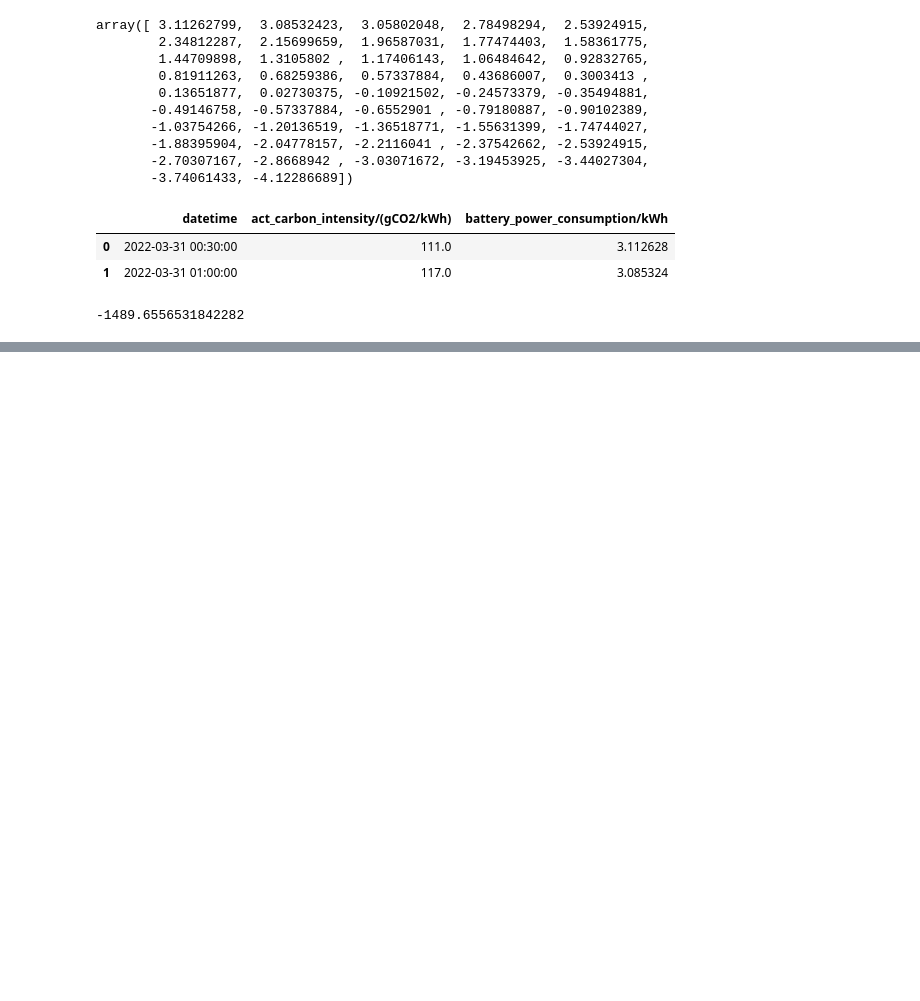
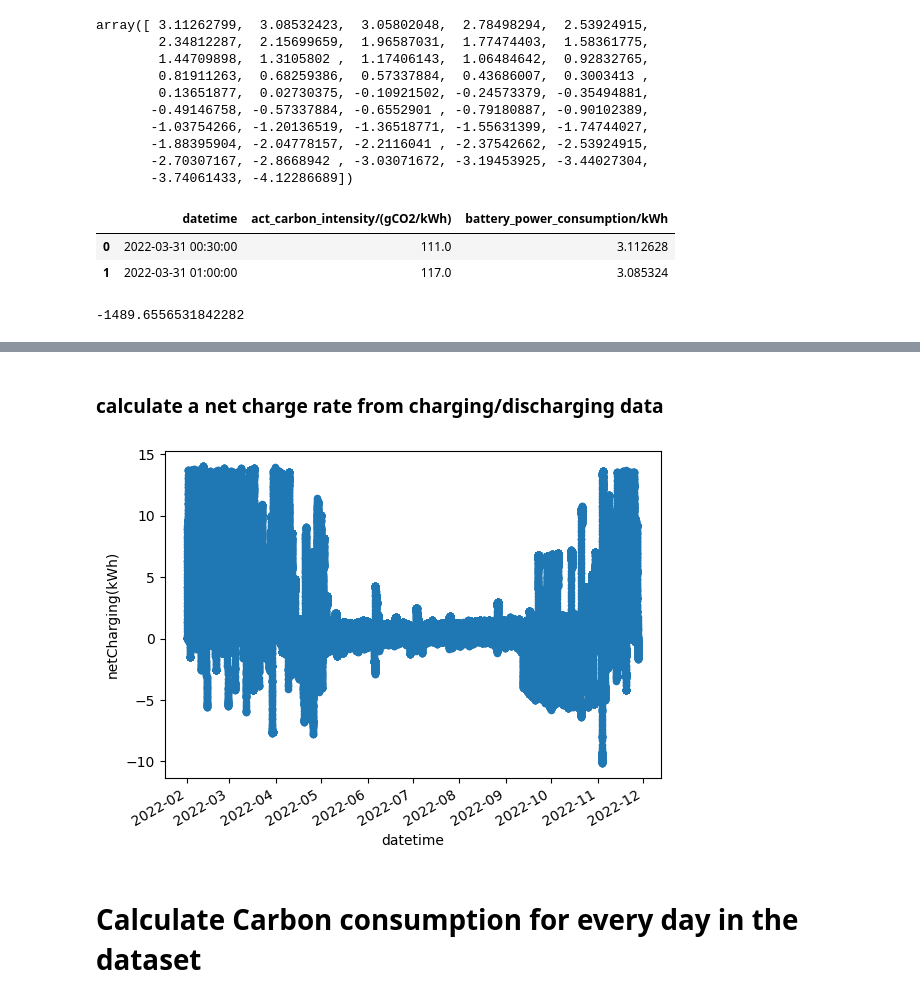
Before and after one commit to jordanesmith/Carbon-Intensity-Project-, a Jupyter notebook: research.ipynb, the cells around one changed output, grey strips where cells are left out. Saved outputs shown, nothing was run; the diff lists cells and outputs as text; code cells hidden in the pictures; blank space fills up the shorter version.

Commit message:
imported all battery data, moving on to calculate carbon consumption for all of it, then will look into the optimised method for carbon consumption

```diff
--- a/research.ipynb
+++ b/research.ipynb
@@ -231,0 +219,5 @@ calculate_carbon_from_day(ci_and_battery_data)
+# %%
+all_battery_data = data_tools.generate_csv_all_data(relative_path=os.path.join("data","battery"), file_ending=".xlsx")
+all_battery_data["datetime"] = pd.to_datetime(all_battery_data["Start Time"]).dt.tz_localize(None)
+all_battery_data.sort_values(by='datetime', inplace=True)
+all_battery_data.head()
@@ -231,0 +231,11 @@ calculate_carbon_from_day(ci_and_battery_data)
+# %% [markdown]
+### calculate a net charge rate from charging/discharging data
+# %%
+all_battery_data["netCharging(kWh)"] = all_battery_data["Charging(kWh)"] - all_battery_data["Discharging(kWh)"]
+# %%
+all_battery_data.plot(x='datetime', y='netCharging(kWh)', kind='scatter')
+plt.gcf().autofmt_xdate()
+# %% [output]
+[figure, added]
+# %% [markdown]
+# Calculate Carbon consumption for every day in the dataset
```
Also changed, not shown: parts of 8 cells of this notebook, 4 other files.
